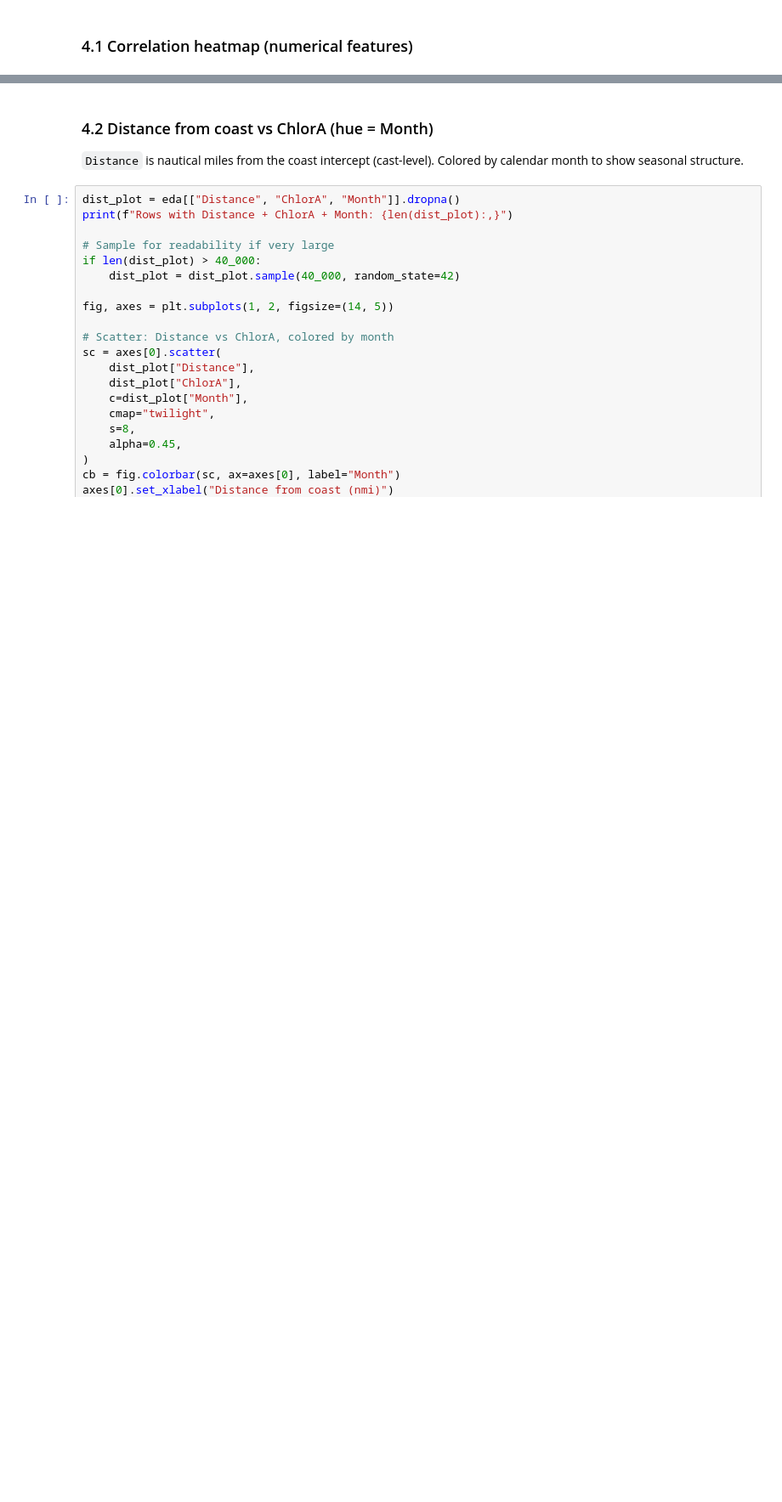
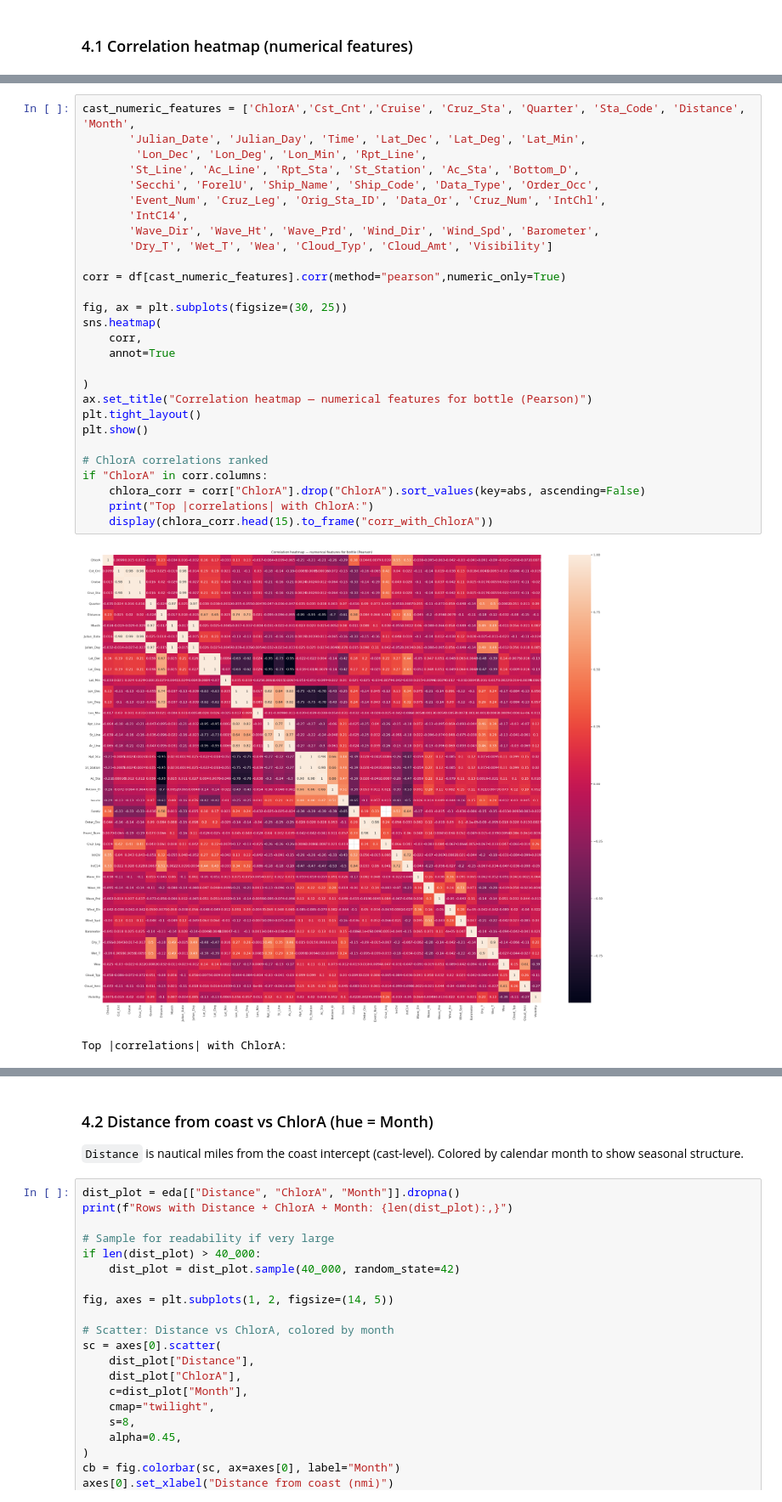
Before and after one commit to beppvis/23CSE301-Machine-Learning-Project, a Jupyter notebook: notebooks/regression_towards_chlora.ipynb, the cells around one changed output, grey strips where cells are left out. Shown at 85% size. Drawn from its saved outputs; the diff is of its cells as text; blank space fills up the shorter version.

Commit message:
more modification to filling in data

```diff
--- a/notebooks/regression_towards_chlora.ipynb
+++ b/notebooks/regression_towards_chlora.ipynb
@@ -201,0 +245,31 @@ Top |correlations| with ChlorA:
+# %%
+cast_numeric_features = ['ChlorA','Cst_Cnt','Cruise', 'Cruz_Sta', 'Quarter', 'Sta_Code', 'Distance', 'Month',
+       'Julian_Date', 'Julian_Day', 'Time', 'Lat_Dec', 'Lat_Deg', 'Lat_Min',
+        'Lon_Dec', 'Lon_Deg', 'Lon_Min', 'Rpt_Line',
+       'St_Line', 'Ac_Line', 'Rpt_Sta', 'St_Station', 'Ac_Sta', 'Bottom_D',
+       'Secchi', 'ForelU', 'Ship_Name', 'Ship_Code', 'Data_Type', 'Order_Occ',
+       'Event_Num', 'Cruz_Leg', 'Orig_Sta_ID', 'Data_Or', 'Cruz_Num', 'IntChl',
+       'IntC14',
+       'Wave_Dir', 'Wave_Ht', 'Wave_Prd', 'Wind_Dir', 'Wind_Spd', 'Barometer',
+       'Dry_T', 'Wet_T', 'Wea', 'Cloud_Typ', 'Cloud_Amt', 'Visibility']
+
+corr = df[cast_numeric_features].corr(method="pearson",numeric_only=True)
+
+fig, ax = plt.subplots(figsize=(30, 25))
+sns.heatmap(
+    corr,
+    annot=True
+
+)
+ax.set_title("Correlation heatmap — numerical features for bottle (Pearson)")
+plt.tight_layout()
+plt.show()
+
+# ChlorA correlations ranked
+if "ChlorA" in corr.columns:
+    chlora_corr = corr["ChlorA"].drop("ChlorA").sort_values(key=abs, ascending=False)
+    print("Top |correlations| with ChlorA:")
+    display(chlora_corr.head(15).to_frame("corr_with_ChlorA"))
+# %% [output]
+[figure, added]
+Top |correlations| with ChlorA:
```
Also changed, not shown: parts of 40 cells of this notebook.
